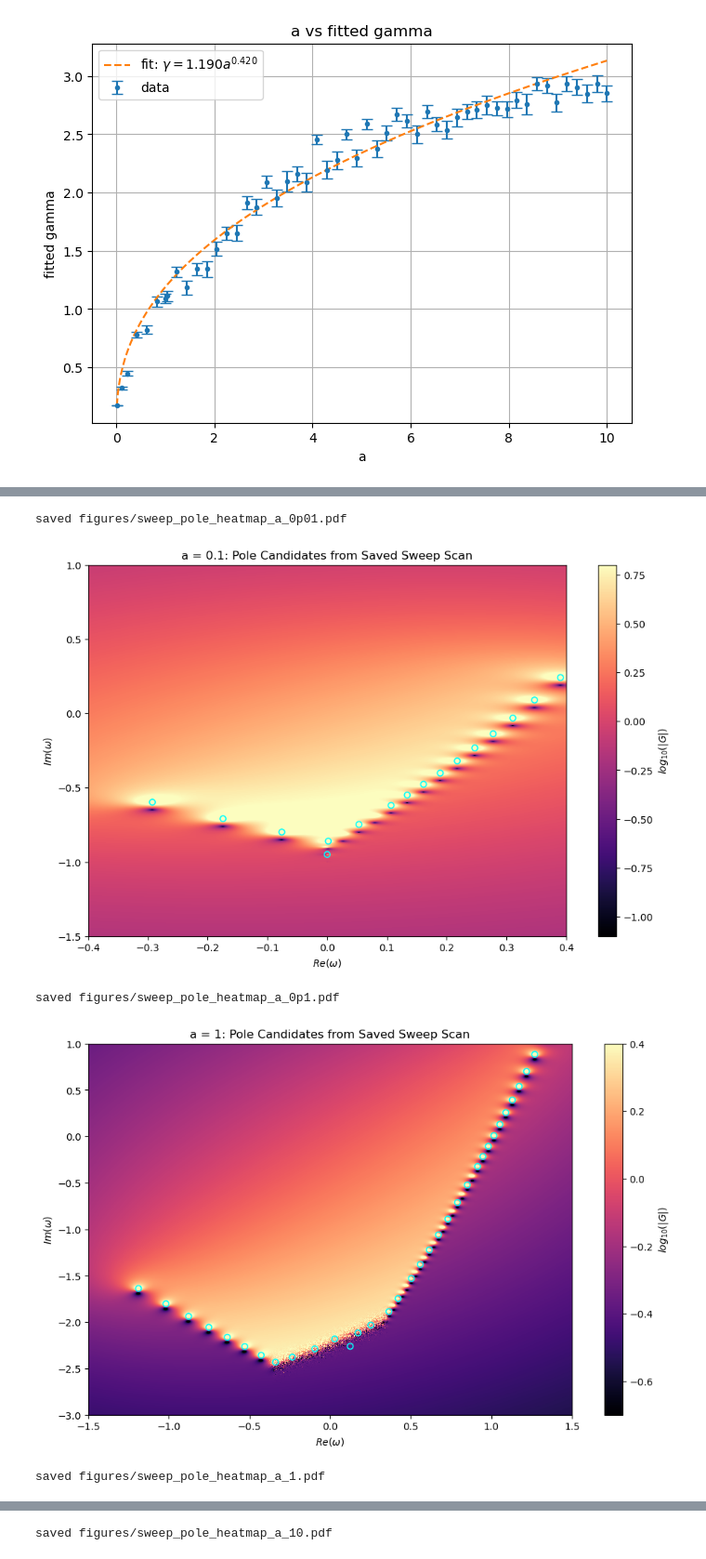
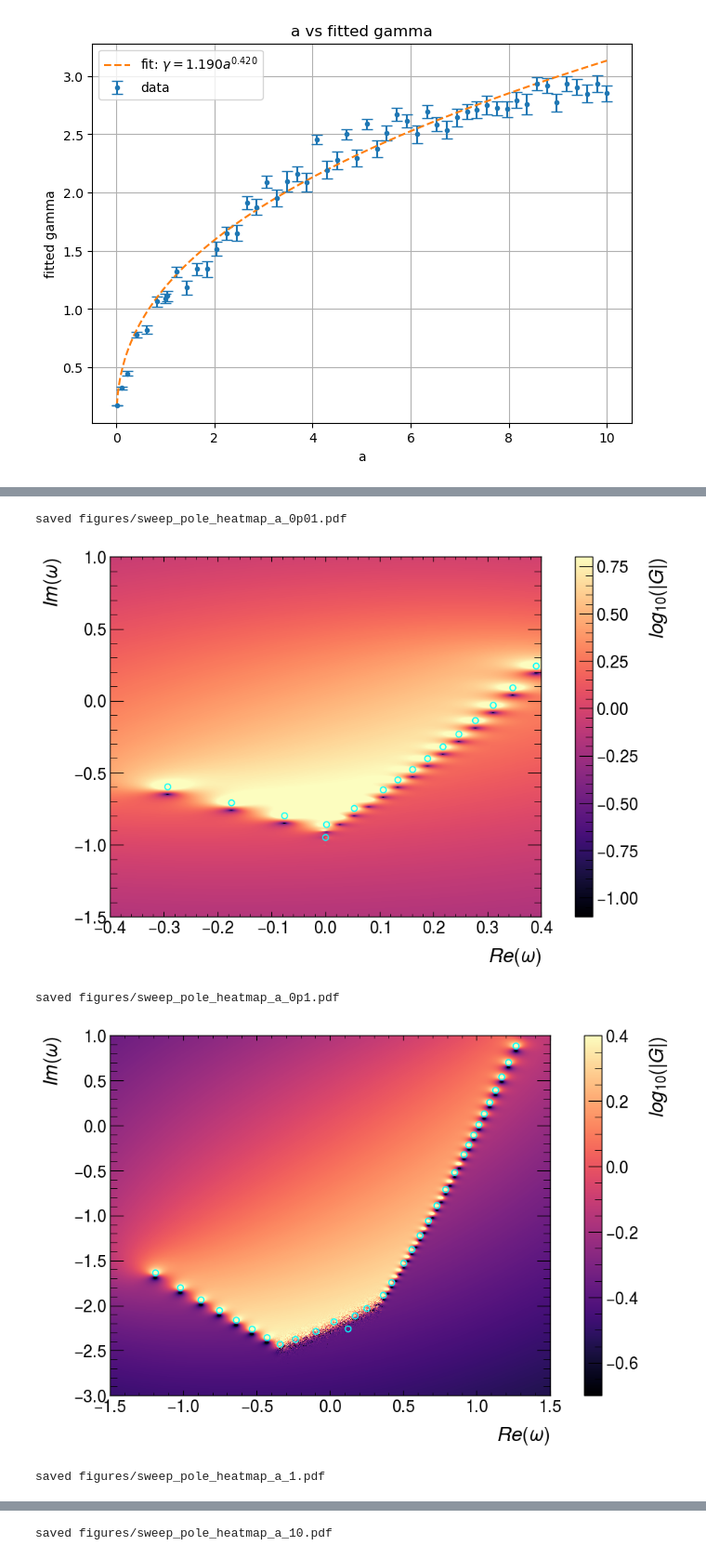
Before and after one commit to yygarypeng/thermalization-black-hole-model-with-inverted-harmonic-potential, a Jupyter notebook: greens_func.ipynb, the cells around one changed output, grey strips where cells are left out. Shown at 93% size. Saved outputs shown, nothing was run; the diff lists cells and outputs as text; code cells hidden in the pictures.

Commit message:
Update sweep figures.

```diff
--- a/greens_func.ipynb
+++ b/greens_func.ipynb
@@ -304,7 +304,8 @@ def plot_sweep_scan_from_npz(
         pole_w,
         xlim=xlim,
         ylim=ylim,
-        title=f'a = {a_value:g}: Pole Candidates from Saved Sweep Scan',
+        # title=f'a = {a_value:g}: Pole Candidates from Saved Sweep Scan',
+        title=None,
         save_path=save_path,
         show=show,
         log_vmin=log_vmin,
@@ -403,6 +404,9 @@ x = 0.420360     +/- 0.001495
 [figure]
 # %%
 # save representative pole heatmaps from saved sweep scan files
+from matplotlib import pyplot as plt
+import mplhep as hep
+plt.style.use(hep.style.ATLAS)
 
 save_path = figure_dir / f'sweep_pole_heatmap_a_{format_a_for_filename(0.01)}.pdf'
 plot_sweep_scan_from_npz(
@@ -445,5 +449,5 @@ print(f'saved {save_path}')
 saved figures/sweep_pole_heatmap_a_0p01.pdf
-[figure, old version]
+[figure, new version]
 saved figures/sweep_pole_heatmap_a_0p1.pdf
-[figure, old version]
+[figure, new version]
 saved figures/sweep_pole_heatmap_a_1.pdf
```
Also changed, not shown: parts of 1 cell of this notebook, 5 other files.
